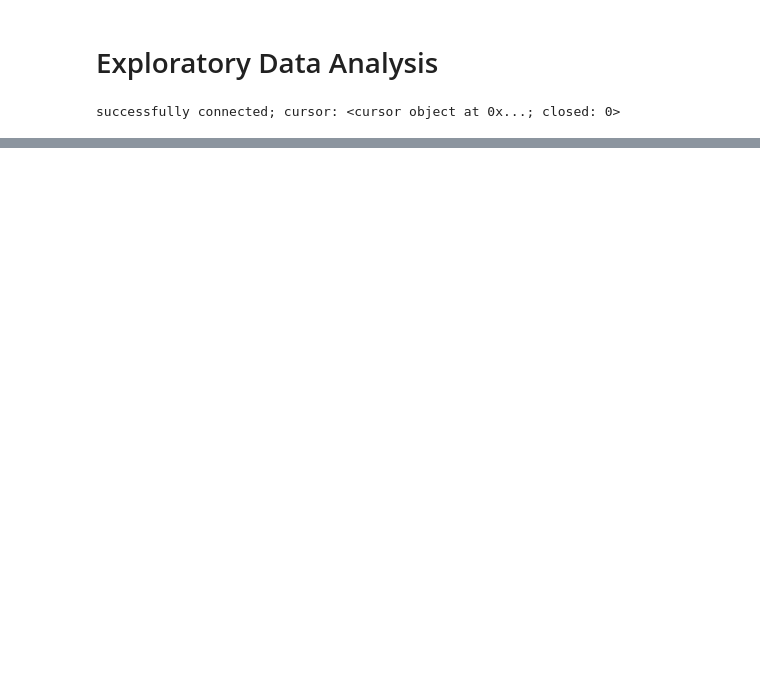
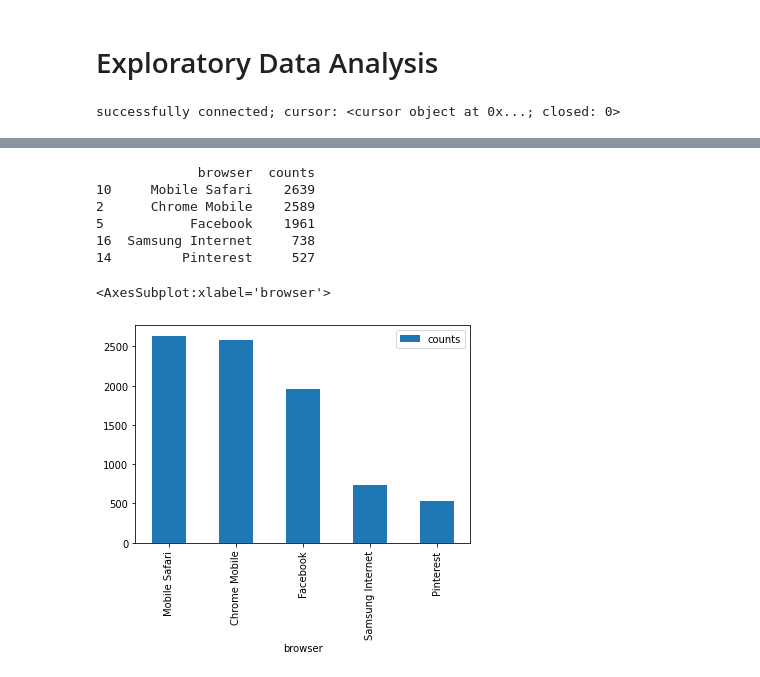
Before and after one commit to benbel376/end-to-end-ad-unit-data-MLOps-project, a Jupyter notebook: notebooks/EDA.ipynb, the cells around one changed output, grey strips where cells are left out. Saved outputs shown, nothing was run; the diff lists cells and outputs as text; code cells hidden in the pictures; blank space fills up the shorter version.

```diff
--- a/notebooks/EDA.ipynb
+++ b/notebooks/EDA.ipynb
@@ -178,0 +99,13 @@ ValueError: not enough values to unpack (expected 6, got 3)
+# %%
+# browser distribution
+print(brow_agr1)
+brow_agr1.plot.bar(x="browser")
+# %% [output]
+             browser  counts
+10     Mobile Safari    2639
+2      Chrome Mobile    2589
+5           Facebook    1961
+16  Samsung Internet     738
+14         Pinterest     527
+<AxesSubplot:xlabel='browser'>
+[figure, added]
```
Also changed, not shown: parts of 24 cells of this notebook, 14 other files.
